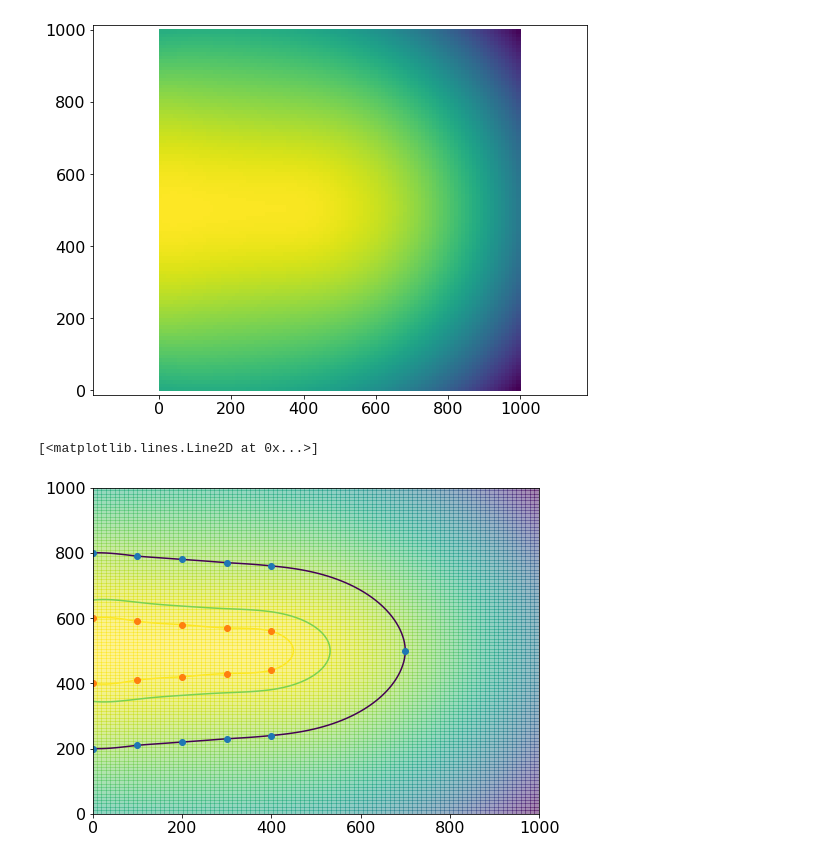
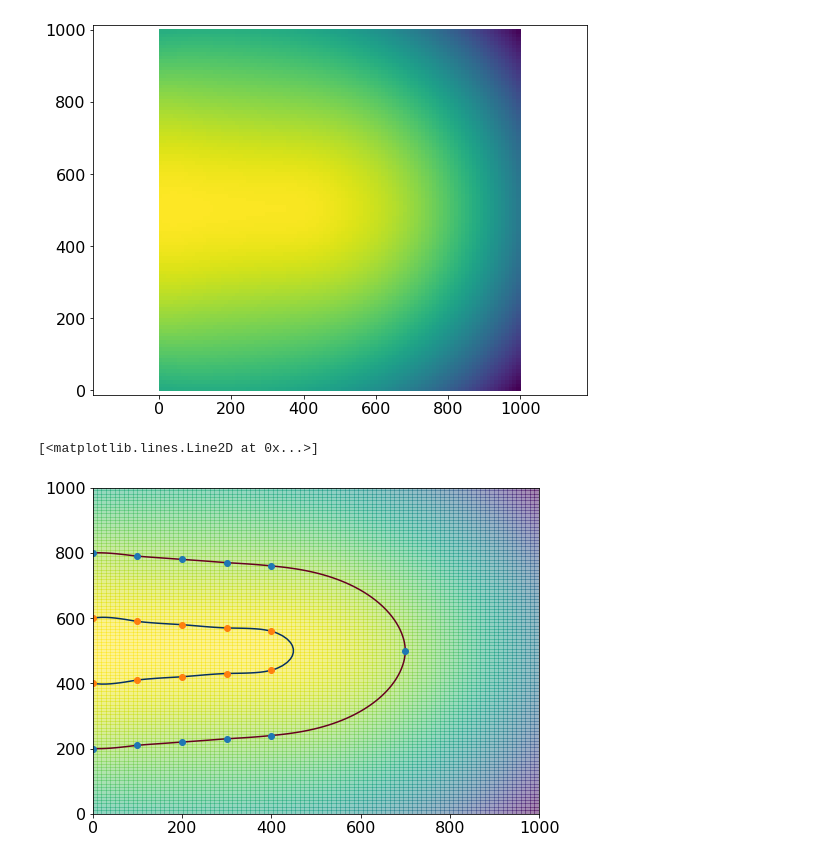
Before and after one commit to cgre-aachen/teaching, a Jupyter notebook: geomodeling/Jans models.ipynb, the cells around one changed output. Drawn from its saved outputs; the diff is of its cells as text; code cells hidden in the pictures.

```diff
--- a/geomodeling/Jans models.ipynb
+++ b/geomodeling/Jans models.ipynb
@@ -50,9 +50,9 @@ plt.tight_layout()
 [figure]
 # %%
 plt.pcolor(XI, YI, ZI, alpha=0.5)
-plt.contour(XI, YI, ZI, [10,18,20])
+plt.contour(XI, YI, ZI, [10,20], cmap='RdBu')
 plt.plot(rock1[:,0], rock1[:,2], 'o')
 plt.plot(rock2[:,0], rock2[:,2], 'o')
 # %% [output]
 [<matplotlib.lines.Line2D at 0x...>]
-[figure, old version]
+[figure, new version]
```
Also changed, not shown: 2 other files.
